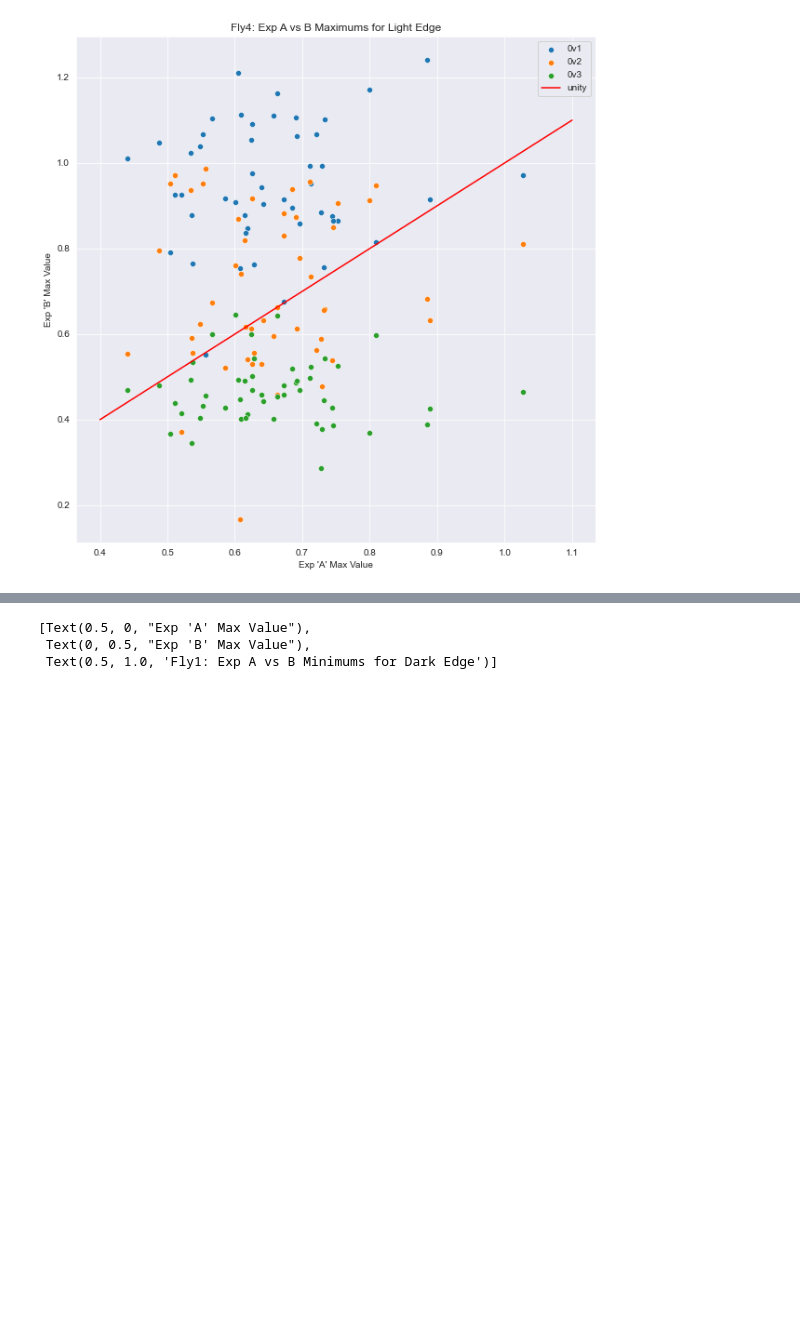
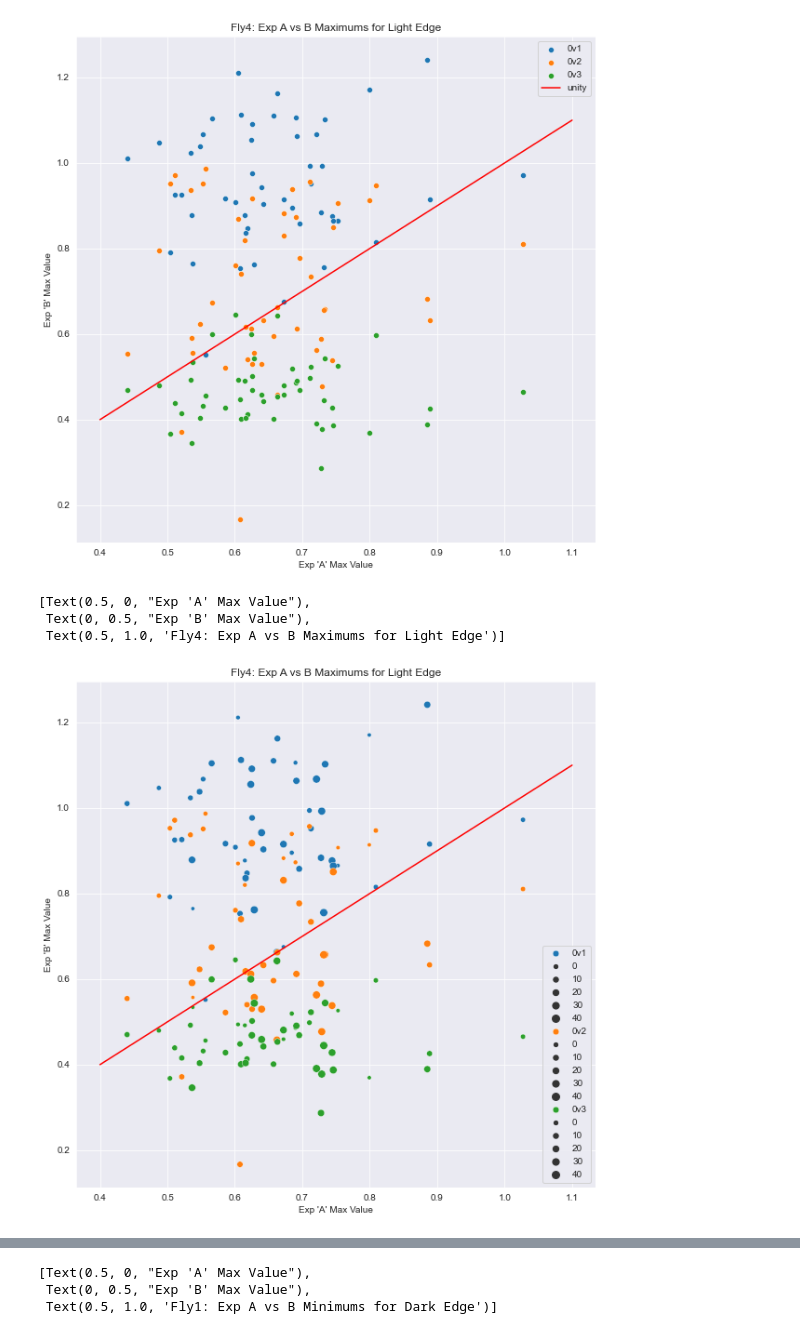
Before and after one commit to Biofall/two_photon_analysis, a Jupyter notebook: notebooks/asta_addition.ipynb, the cells around one changed output, grey strips where cells are left out. Drawn from its saved outputs; the diff is of its cells as text; code cells hidden in the pictures; blank space fills up the shorter version.

```diff
--- a/notebooks/asta_addition.ipynb
+++ b/notebooks/asta_addition.ipynb
@@ -524,6 +597,26 @@ ax.set(xlabel="Exp 'A' Max Value", ylabel="Exp 'B' Max Value", title="Fly4: Exp
  Text(0, 0.5, "Exp 'B' Max Value"),
  Text(0.5, 1.0, 'Fly4: Exp A vs B Maximums for Light Edge')]
 [figure]
+# %%
+# Fly 4
+# Light Edge
+# Max Value
+# different sizes
+
+sns.set_style("darkgrid")
+
+fig, ax = plt.subplots(figsize=(10,10))
+p1 = sns.scatterplot(x = stats_DF_prox.Trial_Max[8], y = stats_DF_prox.Trial_Max[9], size=stats_DF_prox.Trial_Number[8], label = '0v1', ax=ax)
+p2 = sns.scatterplot(x = stats_DF_prox.Trial_Max[8], y = stats_DF_prox.Trial_Max[10], size=stats_DF_prox.Trial_Number[9], label = '0v2', ax=ax)
+p3 = sns.scatterplot(x = stats_DF_prox.Trial_Max[8], y = stats_DF_prox.Trial_Max[11], size=stats_DF_prox.Trial_Number[10], label = '0v3', ax=ax)
+p4 = sns.lineplot(x=np.linspace(0.4, 1.1), y=np.linspace(0.4, 1.1), color='r', ax=ax)
+#ax.legend(labels=["0v1", "0v2", "0v3", "unity"])
+ax.set(xlabel="Exp 'A' Max Value", ylabel="Exp 'B' Max Value", title="Fly4: Exp A vs B Maximums for Light Edge")
+# %% [output]
+[Text(0.5, 0, "Exp 'A' Max Value"),
+ Text(0, 0.5, "Exp 'B' Max Value"),
+ Text(0.5, 1.0, 'Fly4: Exp A vs B Maximums for Light Edge')]
+[figure, added]
 # %%
 sns.set_style("darkgrid")
 
```
Also changed, not shown: parts of 5 cells of this notebook.
